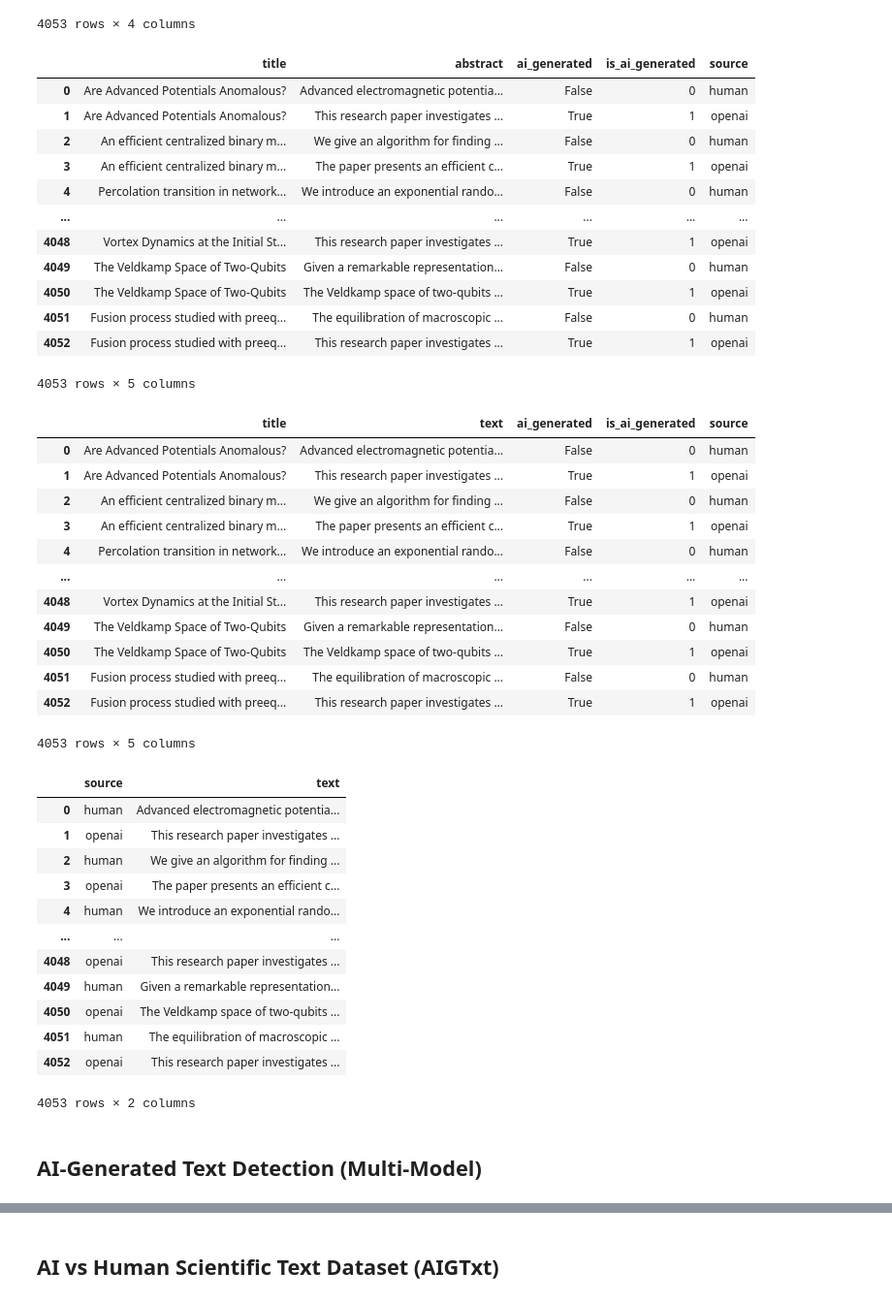
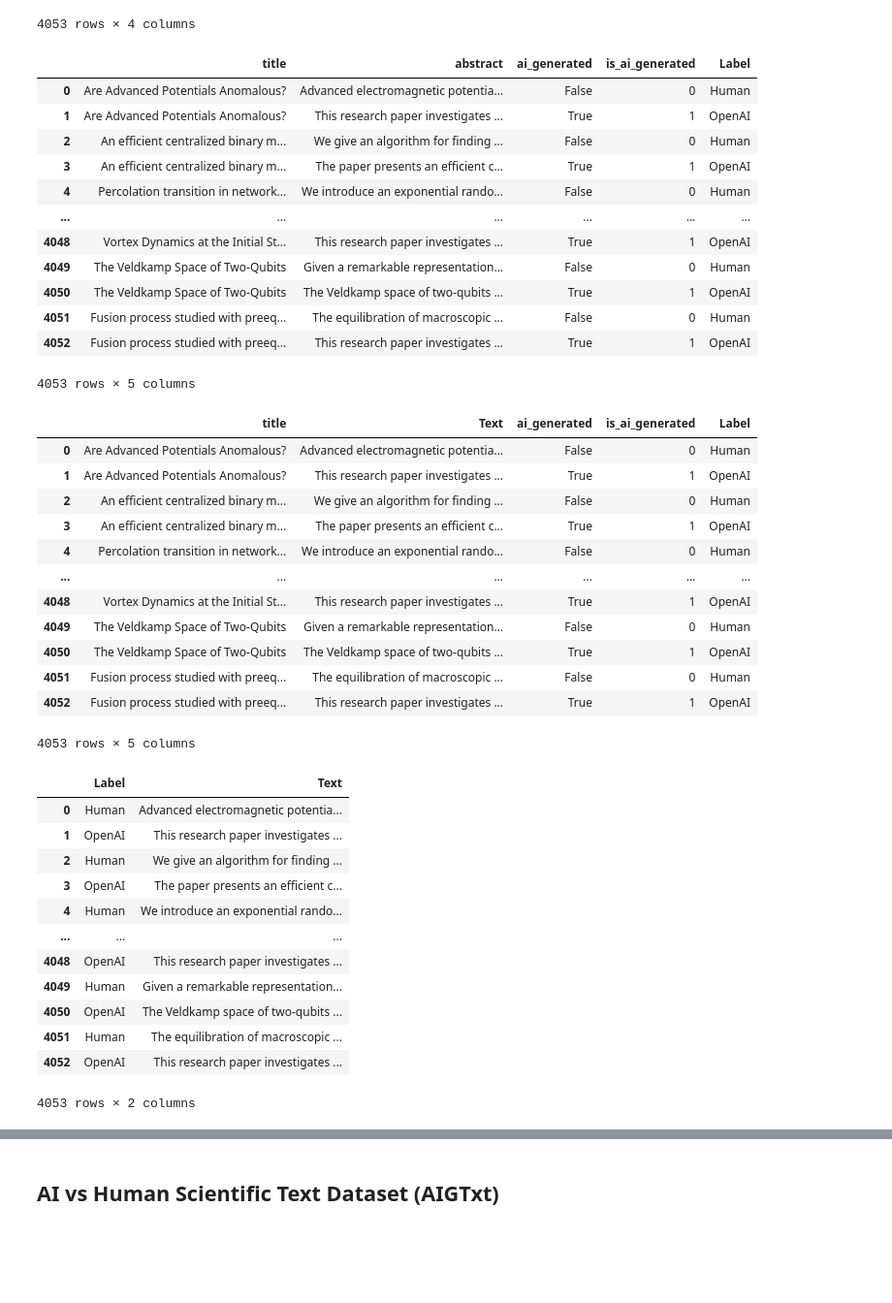
Before and after one commit to CinthiaNagahama/MMC_AP_Trabalho, a Jupyter notebook: dataset_preparation.ipynb, the cells around one changed output, grey strips where cells are left out. Shown at 97% size. Saved outputs shown, nothing was run; the diff lists cells and outputs as text; code cells hidden in the pictures; blank space fills up the shorter version.

```diff
--- a/dataset_preparation.ipynb
+++ b/dataset_preparation.ipynb
@@ -72,56 +72,54 @@ df
 | 4052 | Fusion process studied with preeq... | This research paper investigates ... | True | 1 |
 4053 rows × 4 columns
 # %%
-df["source"] = df.apply(lambda row: "openai" if row["ai_generated"] else "human", axis = 1)
+df["Label"] = df.apply(lambda row: "OpenAI" if row["ai_generated"] else "Human", axis = 1)
 df
 # %% [output]
-|  | title | abstract | ai_generated | is_ai_generated | source |
-| 0 | Are Advanced Potentials Anomalous? | Advanced electromagnetic potentia... | False | 0 | human |
-| 1 | Are Advanced Potentials Anomalous? | This research paper investigates ... | True | 1 | openai |
-| 2 | An efficient centralized binary m... | We give an algorithm for finding ... | False | 0 | human |
-| 3 | An efficient centralized binary m... | The paper presents an efficient c... | True | 1 | openai |
-| 4 | Percolation transition in network... | We introduce an exponential rando... | False | 0 | human |
+|  | title | abstract | ai_generated | is_ai_generated | Label |
+| 0 | Are Advanced Potentials Anomalous? | Advanced electromagnetic potentia... | False | 0 | Human |
+| 1 | Are Advanced Potentials Anomalous? | This research paper investigates ... | True | 1 | OpenAI |
+| 2 | An efficient centralized binary m... | We give an algorithm for finding ... | False | 0 | Human |
+| 3 | An efficient centralized binary m... | The paper presents an efficient c... | True | 1 | OpenAI |
+| 4 | Percolation transition in network... | We introduce an exponential rando... | False | 0 | Human |
 | ... | ... | ... | ... | ... | ... |
-| 4048 | Vortex Dynamics at the Initial St... | This research paper investigates ... | True | 1 | openai |
-| 4049 | The Veldkamp Space of Two-Qubits | Given a remarkable representation... | False | 0 | human |
-| 4050 | The Veldkamp Space of Two-Qubits | The Veldkamp space of two-qubits ... | True | 1 | openai |
-| 4051 | Fusion process studied with preeq... | The equilibration of macroscopic ... | False | 0 | human |
-| 4052 | Fusion process studied with preeq... | This research paper investigates ... | True | 1 | openai |
+| 4048 | Vortex Dynamics at the Initial St... | This research paper investigates ... | True | 1 | OpenAI |
+| 4049 | The Veldkamp Space of Two-Qubits | Given a remarkable representation... | False | 0 | Human |
+| 4050 | The Veldkamp Space of Two-Qubits | The Veldkamp space of two-qubits ... | True | 1 | OpenAI |
+| 4051 | Fusion process studied with preeq... | The equilibration of macroscopic ... | False | 0 | Human |
+| 4052 | Fusion process studied with preeq... | This research paper investigates ... | True | 1 | OpenAI |
 4053 rows × 5 columns
 # %%
-df.rename(columns={"abstract":"text"}, inplace=True)
+df.rename(columns={"abstract":"Text"}, inplace=True)
 df
 # %% [output]
-|  | title | text | ai_generated | is_ai_generated | source |
-| 0 | Are Advanced Potentials Anomalous? | Advanced electromagnetic potentia... | False | 0 | human |
-| 1 | Are Advanced Potentials Anomalous? | This research paper investigates ... | True | 1 | openai |
-| 2 | An efficient centralized binary m... | We give an algorithm for finding ... | False | 0 | human |
-| 3 | An efficient centralized binary m... | The paper presents an efficient c... | True | 1 | openai |
-| 4 | Percolation transition in network... | We introduce an exponential rando... | False | 0 | human |
+|  | title | Text | ai_generated | is_ai_generated | Label |
+| 0 | Are Advanced Potentials Anomalous? | Advanced electromagnetic potentia... | False | 0 | Human |
+| 1 | Are Advanced Potentials Anomalous? | This research paper investigates ... | True | 1 | OpenAI |
+| 2 | An efficient centralized binary m... | We give an algorithm for finding ... | False | 0 | Human |
+| 3 | An efficient centralized binary m... | The paper presents an efficient c... | True | 1 | OpenAI |
+| 4 | Percolation transition in network... | We introduce an exponential rando... | False | 0 | Human |
 | ... | ... | ... | ... | ... | ... |
-| 4048 | Vortex Dynamics at the Initial St... | This research paper investigates ... | True | 1 | openai |
-| 4049 | The Veldkamp Space of Two-Qubits | Given a remarkable representation... | False | 0 | human |
-| 4050 | The Veldkamp Space of Two-Qubits | The Veldkamp space of two-qubits ... | True | 1 | openai |
-| 4051 | Fusion process studied with preeq... | The equilibration of macroscopic ... | False | 0 | human |
-| 4052 | Fusion process studied with preeq... | This research paper investigates ... | True | 1 | openai |
+| 4048 | Vortex Dynamics at the Initial St... | This research paper investigates ... | True | 1 | OpenAI |
+| 4049 | The Veldkamp Space of Two-Qubits | Given a remarkable representation... | False | 0 | Human |
+| 4050 | The Veldkamp Space of Two-Qubits | The Veldkamp space of two-qubits ... | True | 1 | OpenAI |
+| 4051 | Fusion process studied with preeq... | The equilibration of macroscopic ... | False | 0 | Human |
+| 4052 | Fusion process studied with preeq... | This research paper investigates ... | True | 1 | OpenAI |
 4053 rows × 5 columns
 # %%
-df_2 = df[["source", "text"]]
+df_2 = df[["Label", "Text"]]
 df_2.reset_index(drop=True, inplace=True)
 df_2
 # %% [output]
-|  | source | text |
-| 0 | human | Advanced electromagnetic potentia... |
-| 1 | openai | This research paper investigates ... |
-| 2 | human | We give an algorithm for finding ... |
-| 3 | openai | The paper presents an efficient c... |
-| 4 | human | We introduce an exponential rando... |
+|  | Label | Text |
+| 0 | Human | Advanced electromagnetic potentia... |
+| 1 | OpenAI | This research paper investigates ... |
+| 2 | Human | We give an algorithm for finding ... |
+| 3 | OpenAI | The paper presents an efficient c... |
+| 4 | Human | We introduce an exponential rando... |
 | ... | ... | ... |
-| 4048 | openai | This research paper investigates ... |
-| 4049 | human | Given a remarkable representation... |
-| 4050 | openai | The Veldkamp space of two-qubits ... |
-| 4051 | human | The equilibration of macroscopic ... |
-| 4052 | openai | This research paper investigates ... |
+| 4048 | OpenAI | This research paper investigates ... |
+| 4049 | Human | Given a remarkable representation... |
+| 4050 | OpenAI | The Veldkamp space of two-qubits ... |
+| 4051 | Human | The equilibration of macroscopic ... |
+| 4052 | OpenAI | This research paper investigates ... |
 4053 rows × 2 columns
-# %% [markdown]
-## AI-Generated Text Detection (Multi-Model)
```
Also changed, not shown: parts of 26 cells of this notebook, 1 other file.
